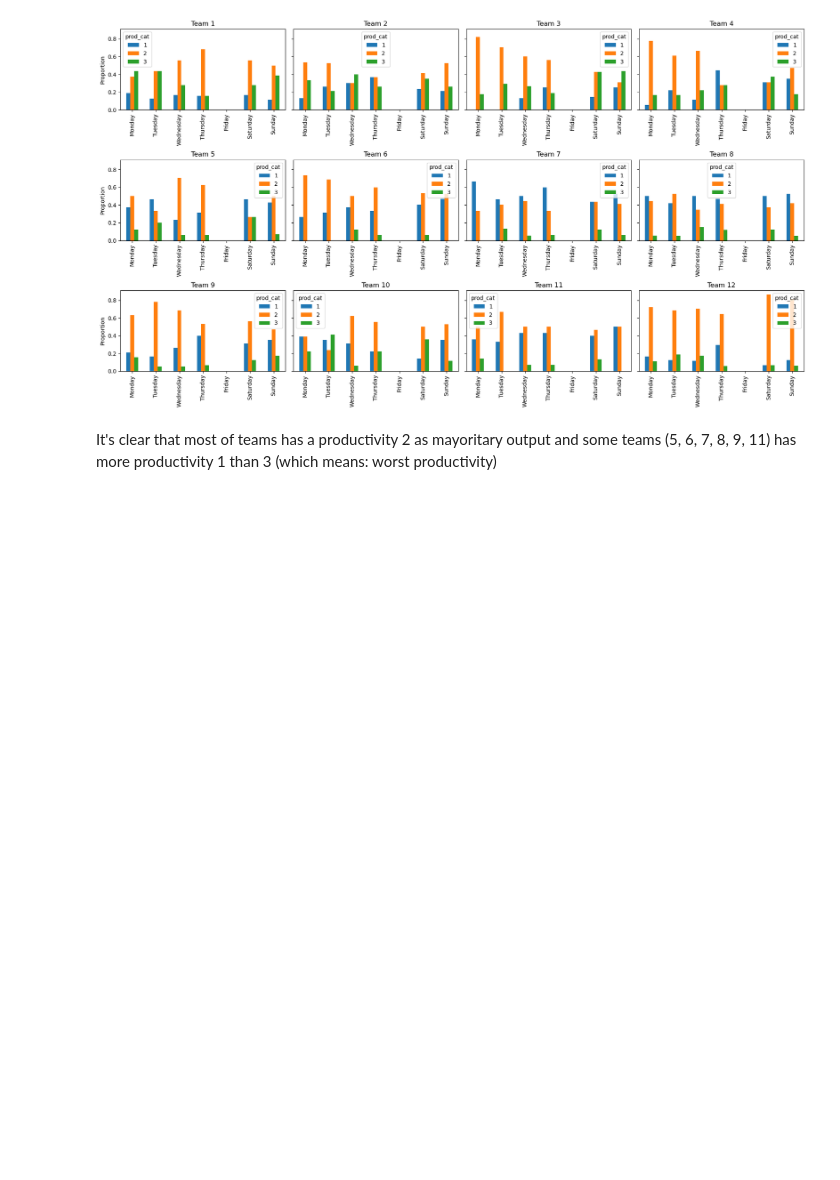
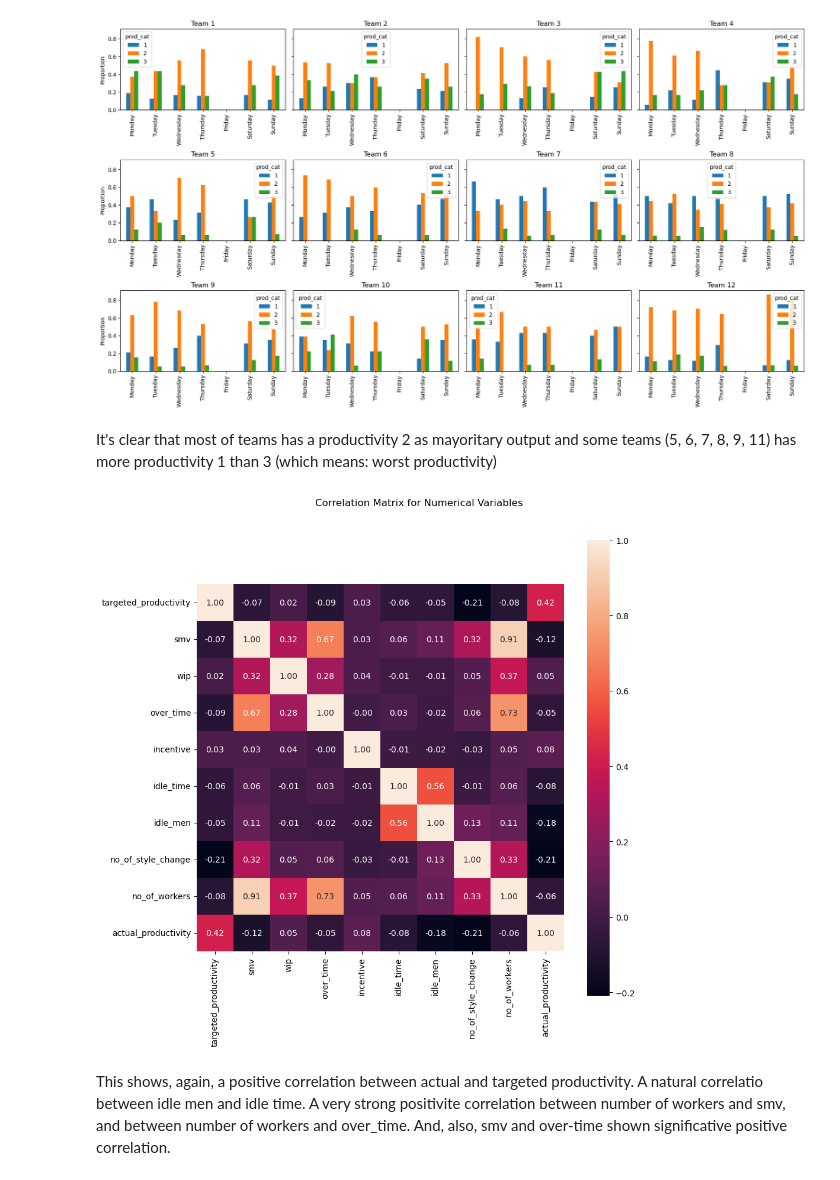
Before and after one commit to gabarosky/productivity_garmet_industry, a Jupyter notebook: notebooks/initial.ipynb, the cells around one changed output. Drawn from its saved outputs; the diff is of its cells as text; code cells hidden in the pictures; blank space fills up the shorter version.

```diff
--- a/notebooks/initial.ipynb
+++ b/notebooks/initial.ipynb
@@ -432,3 +481,18 @@ plt.show()
 [figure]
 # %% [markdown]
 It's clear that most of teams has a productivity 2 as mayoritary output and some teams (5, 6, 7, 8, 9, 11) has more productivity 1 than 3 (which means: worst productivity)
+# %%
+
+numerical_cols = ['targeted_productivity', 'smv', 'wip', 'over_time', 'incentive', 'idle_time', 'idle_men', 'no_of_style_change', 'no_of_workers', 'actual_productivity']
+correlation_matrix = df[numerical_cols].corr()
+
+fig = plt.figure(figsize=(10, 10))
+fig.suptitle('Correlation Matrix for Numerical Variables',  y=0.95)
+sns.heatmap(correlation_matrix, annot=True, fmt=".2f",  square=True)
+
+plt.show()
+# %% [output]
+[figure, added]
+# %% [markdown]
+This shows, again, a positive correlation between actual and targeted productivity. A natural correlatio between idle men and idle time.
+A very strong positivite correlation between number of workers and smv, and between number of workers and over_time. And, also, smv and over-time shown significative positive correlation.
```
Also changed, not shown: parts of 60 cells of this notebook.
